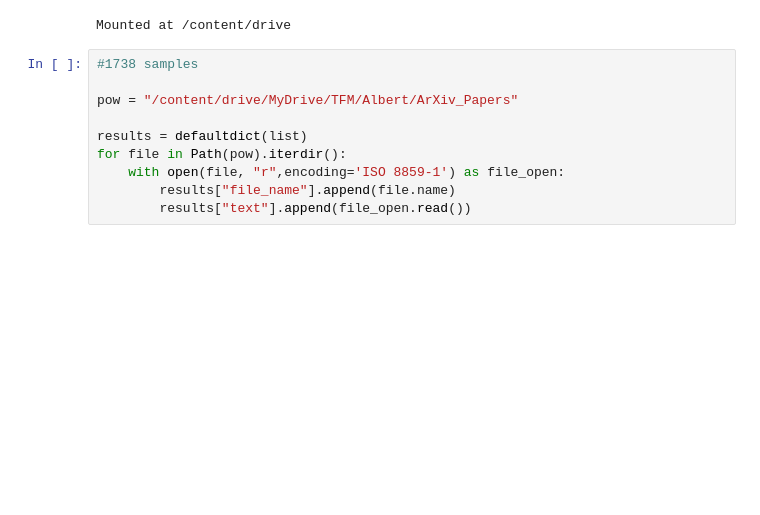
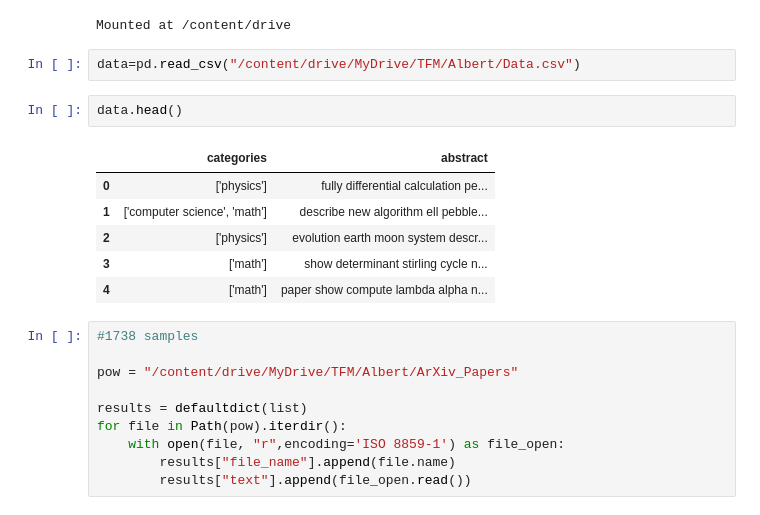
Before and after one commit to alb3rrt/tfm_unir_afernandez_V1, a Jupyter notebook: ArxiV_Search_Engine_BERT.ipynb, the cells around one changed output. Cells and saved outputs as stored; diff of their text form; blank space fills up the shorter version.

```diff
--- a/ArxiV_Search_Engine_BERT.ipynb
+++ b/ArxiV_Search_Engine_BERT.ipynb
@@ -19,6 +21,17 @@ from google.colab import drive
 drive.mount('/content/drive')
 # %% [output]
 Mounted at /content/drive
+# %%
+data=pd.read_csv("/content/drive/MyDrive/TFM/Albert/Data.csv")
+# %%
+data.head()
+# %% [output]
+|  | categories | abstract |
+| 0 | ['physics'] | fully differential calculation pe... |
+| 1 | ['computer science', 'math'] | describe new algorithm ell pebble... |
+| 2 | ['physics'] | evolution earth moon system descr... |
+| 3 | ['math'] | show determinant stirling cycle n... |
+| 4 | ['math'] | paper show compute lambda alpha n... |
 # %%
 #1738 samples
 
```
Also changed, not shown: parts of 11 cells of this notebook.
